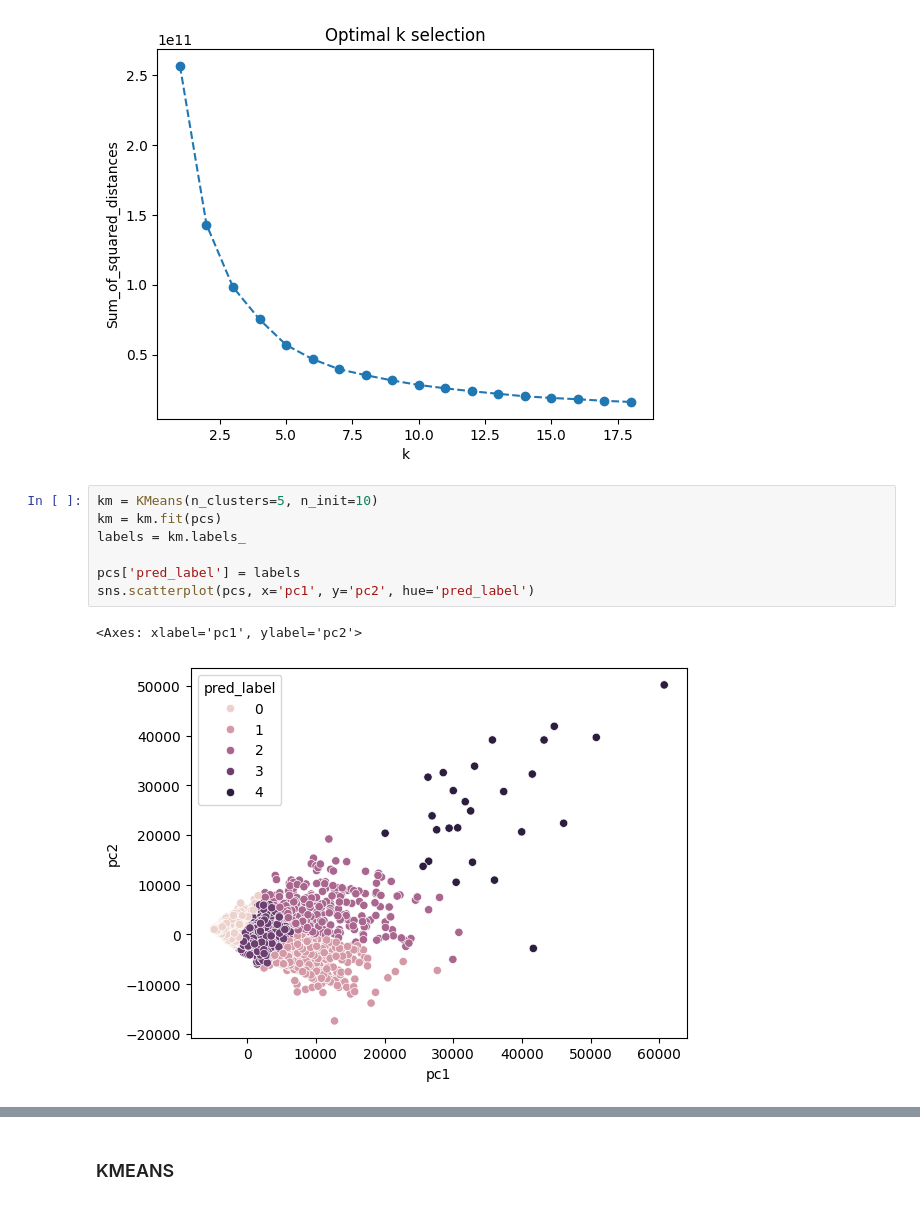
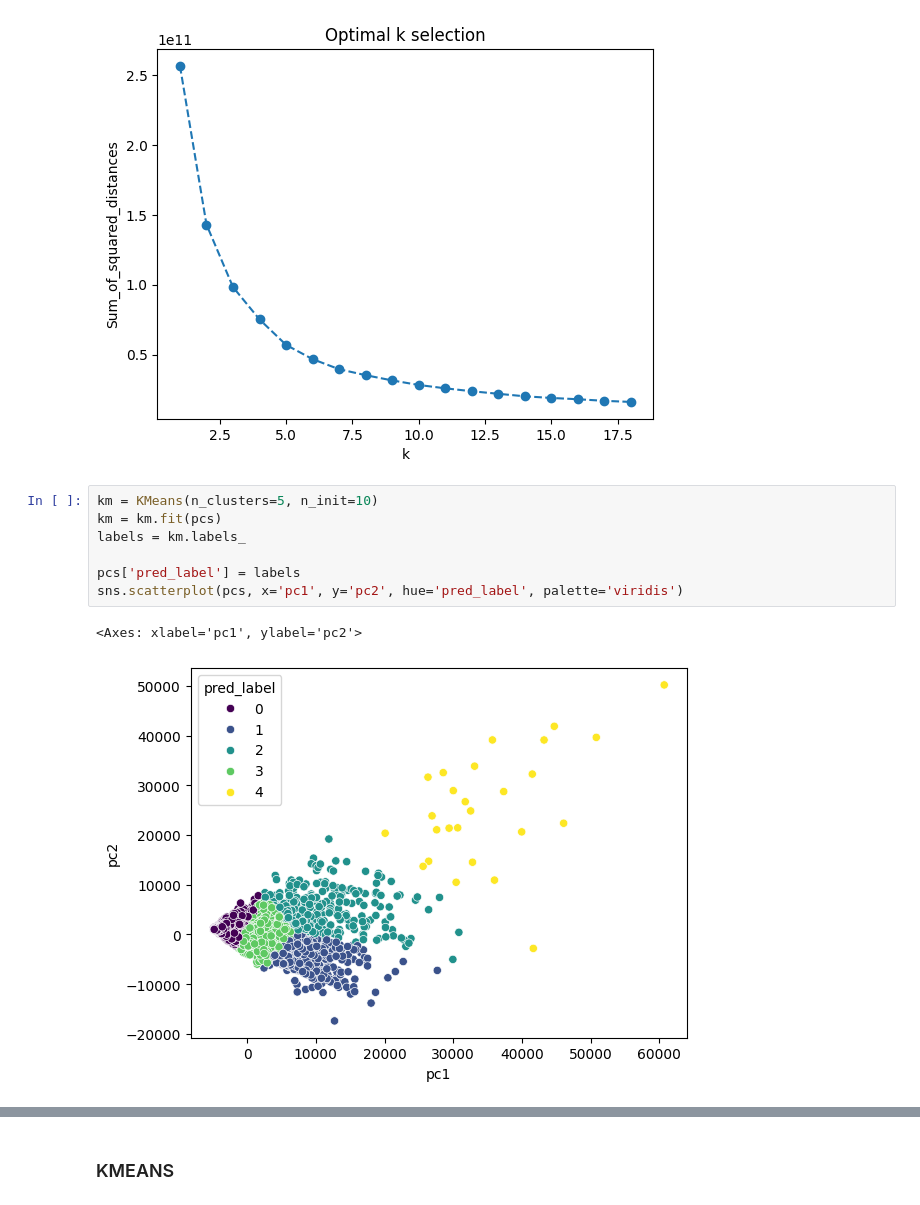
Before and after one commit to akashnaren/groove, a Jupyter notebook: Code_groupXXX.ipynb, the cells around one changed output, grey strips where cells are left out. Saved outputs shown, nothing was run; the diff lists cells and outputs as text.

```diff
--- a/Code_groupXXX.ipynb
+++ b/Code_groupXXX.ipynb
@@ -178,10 +180,10 @@ plt.show()
 # %%
 km = KMeans(n_clusters=5, n_init=10)
 km = km.fit(pcs)
 labels = km.labels_
 
 pcs['pred_label'] = labels
-sns.scatterplot(pcs, x='pc1', y='pc2', hue='pred_label')
+sns.scatterplot(pcs, x='pc1', y='pc2', hue='pred_label', palette='viridis')
 # %% [output]
 <Axes: xlabel='pc1', ylabel='pc2'>
-[figure, old version]
+[figure, new version]
```
Also changed, not shown: parts of 3 cells of this notebook.
